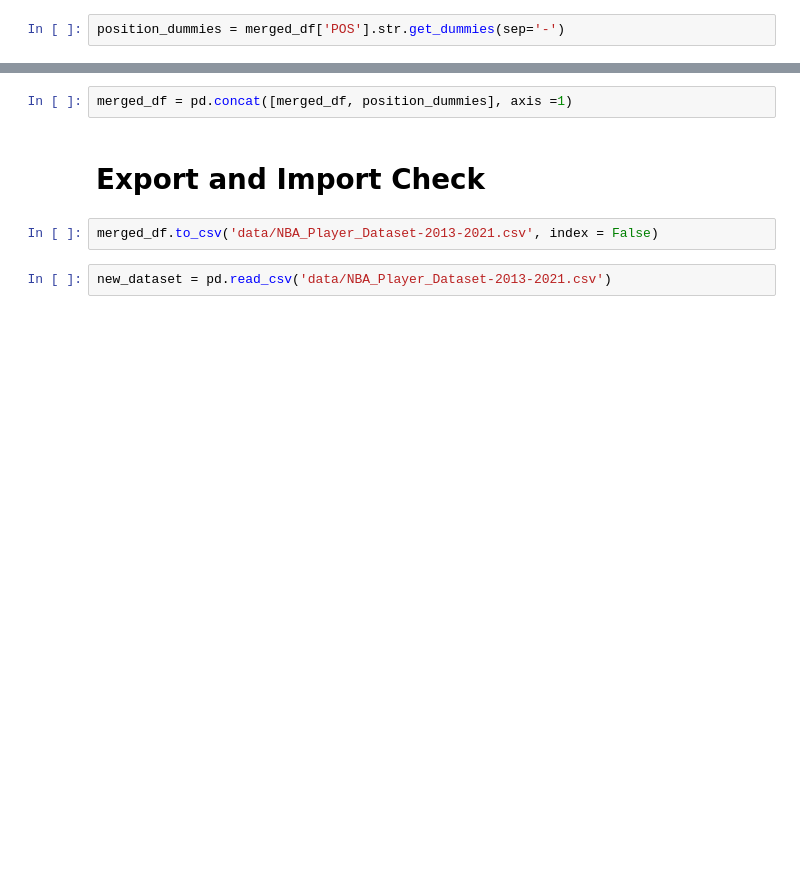
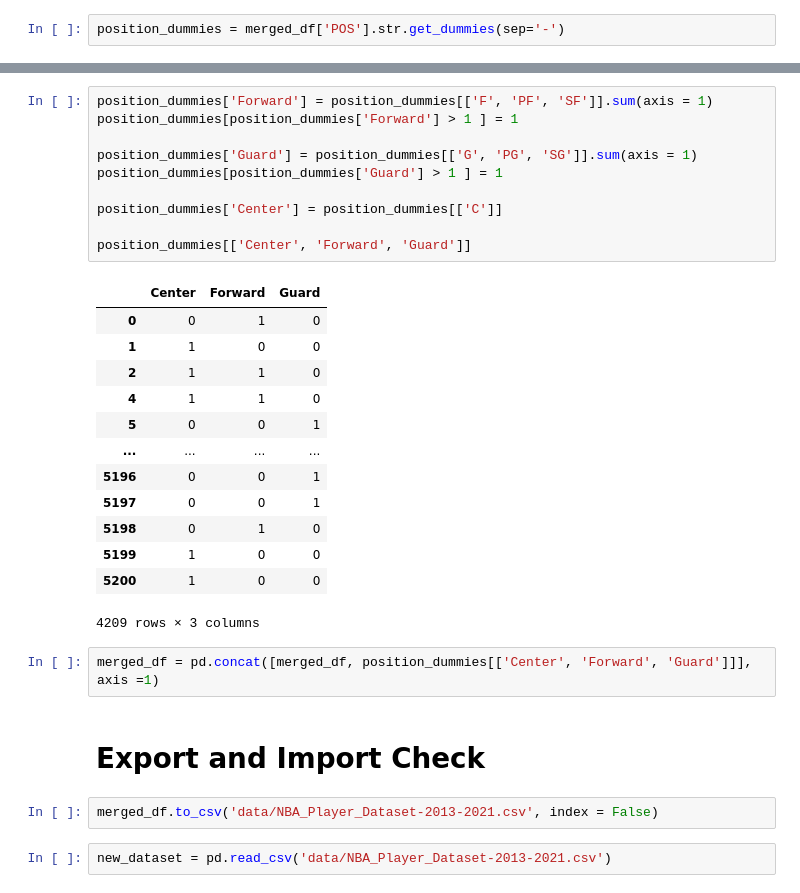
Before and after one commit to davekacz/NBA_Salary_Prediction, a Jupyter notebook: data_prep.ipynb, the cells around one changed output, grey strips where cells are left out. Drawn from its saved outputs; the diff is of its cells as text; blank space fills up the shorter version.

```diff
--- a/data_prep.ipynb
+++ b/data_prep.ipynb
@@ -408,5 +423,29 @@ position_dummies = merged_df['POS'].str.get_dummies(sep='-')
+# %%
+position_dummies['Forward'] = position_dummies[['F', 'PF', 'SF']].sum(axis = 1)
+position_dummies[position_dummies['Forward'] > 1 ] = 1
+
+position_dummies['Guard'] = position_dummies[['G', 'PG', 'SG']].sum(axis = 1)
+position_dummies[position_dummies['Guard'] > 1 ] = 1
+
+position_dummies['Center'] = position_dummies[['C']]
+
+position_dummies[['Center', 'Forward', 'Guard']]
+# %% [output]
+|  | Center | Forward | Guard |
+| 0 | 0 | 1 | 0 |
+| 1 | 1 | 0 | 0 |
+| 2 | 1 | 1 | 0 |
+| 4 | 1 | 1 | 0 |
+| 5 | 0 | 0 | 1 |
+| ... | ... | ... | ... |
+| 5196 | 0 | 0 | 1 |
+| 5197 | 0 | 0 | 1 |
+| 5198 | 0 | 1 | 0 |
+| 5199 | 1 | 0 | 0 |
+| 5200 | 1 | 0 | 0 |
+4209 rows × 3 columns
 # %%
-merged_df = pd.concat([merged_df, position_dummies], axis =1)
+merged_df = pd.concat([merged_df, position_dummies[['Center', 'Forward', 'Guard']]], axis =1)
 # %% [markdown]
 # Export and Import Check
 # %%
```
Also changed, not shown: parts of 9 cells of this notebook, 3 other files.
